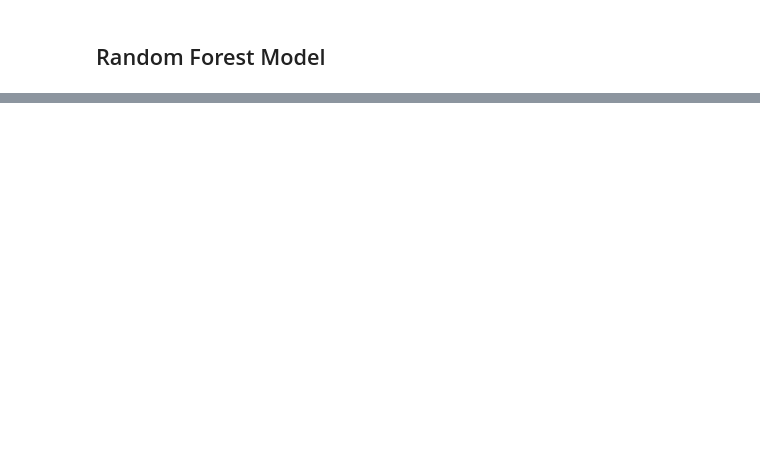
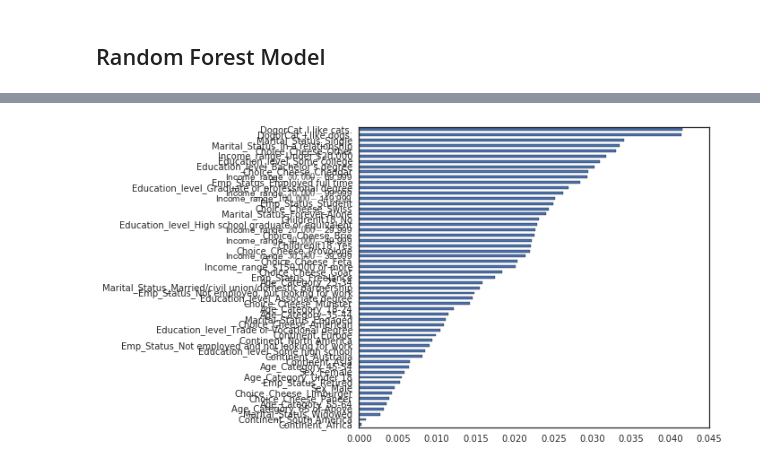
Before and after one commit to amoha39/RedditSurvey-Assignment, a Jupyter notebook: Reddit Survey.ipynb, the cells around one changed output, grey strips where cells are left out. Saved outputs shown, nothing was run; the diff lists cells and outputs as text; code cells hidden in the pictures; blank space fills up the shorter version.

```diff
--- a/Reddit Survey.ipynb
+++ b/Reddit Survey.ipynb
@@ -933,0 +966,4 @@ from sklearn.metrics import confusion_matrix
+# %%
+model = RandomForestClassifier(100, oob_score=True, n_jobs=-1, random_state=42)
+model.fit(X, y)
+print "C-stat: ", roc_auc_score(y, model.predict(X))
@@ -933,0 +974,5 @@ from sklearn.metrics import confusion_matrix
+# %%
+model = RandomForestRegressor(100, oob_score=True, n_jobs=-1, random_state=42)
+model.fit(X, y)
+yhat = model.predict(X)
+print "C-stat: ", roc_auc_score(y, yhat)
@@ -933,0 +996,6 @@ from sklearn.metrics import confusion_matrix
+# %%
+feature_importances = pd.Series(model.feature_importances_, index=X.columns)
+feature_importances.sort()
+feature_importances.plot(kind="barh", figsize=(7,6));
+# %% [output]
+[figure, added]
```
Also changed, not shown: parts of 14 cells of this notebook.
